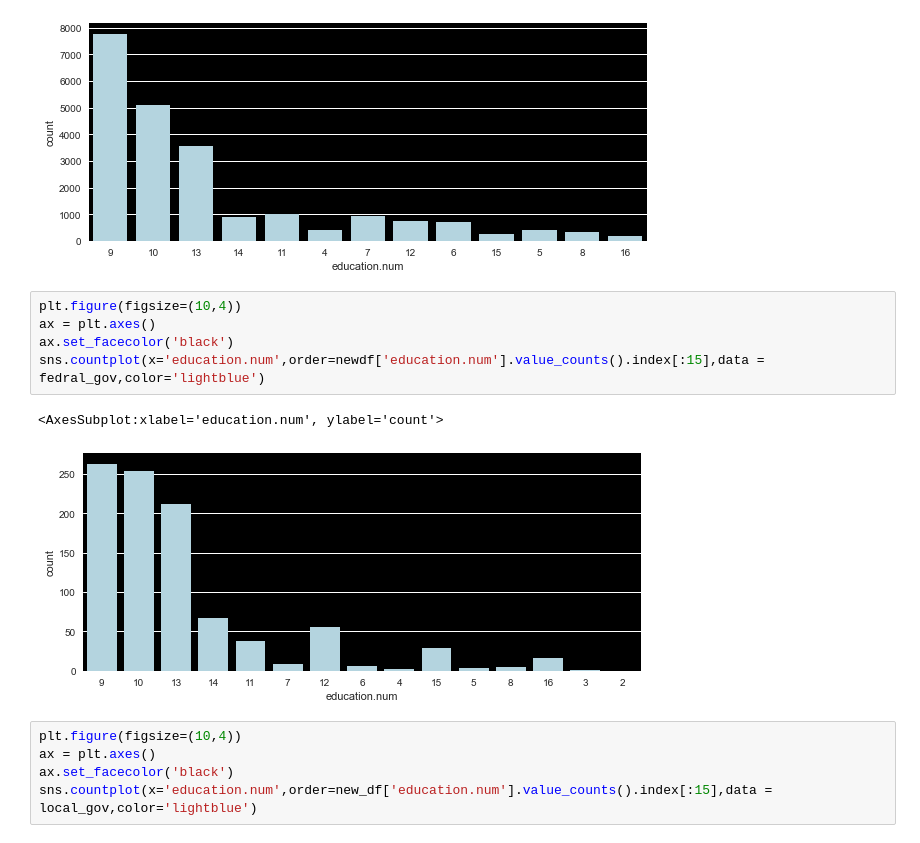
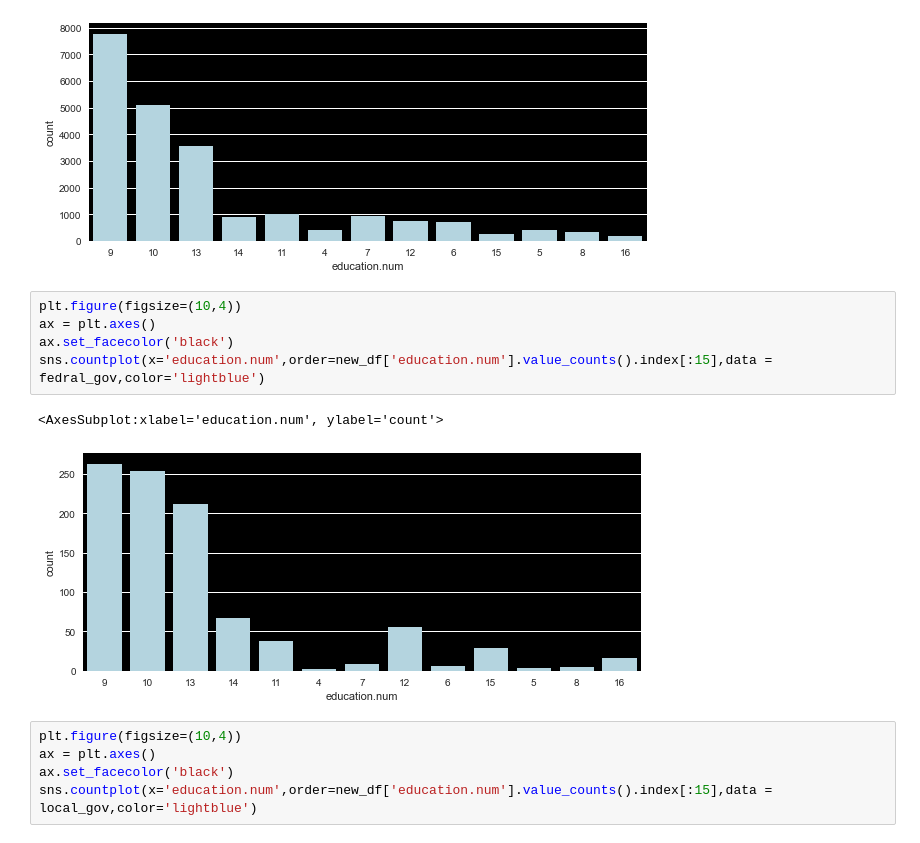
Before and after one commit to atif4/projects, a Jupyter notebook: adult.ipynb, the cells around one changed output. Saved outputs shown, nothing was run; the diff lists cells and outputs as text.

```diff
--- a/adult.ipynb
+++ b/adult.ipynb
@@ -628,11 +628,11 @@ sns.countplot(x='education.num',order=new_df['education.num'].value_counts().ind
 # %%
 plt.figure(figsize=(10,4))
 ax = plt.axes()
 ax.set_facecolor('black')
-sns.countplot(x='education.num',order=newdf['education.num'].value_counts().index[:15],data = fedral_gov,color='lightblue')
+sns.countplot(x='education.num',order=new_df['education.num'].value_counts().index[:15],data = fedral_gov,color='lightblue')
 # %% [output]
 <AxesSubplot:xlabel='education.num', ylabel='count'>
-[figure, old version]
+[figure, new version]
 # %%
 plt.figure(figsize=(10,4))
 ax = plt.axes()
```
Also changed, not shown: parts of 10 cells of this notebook.
